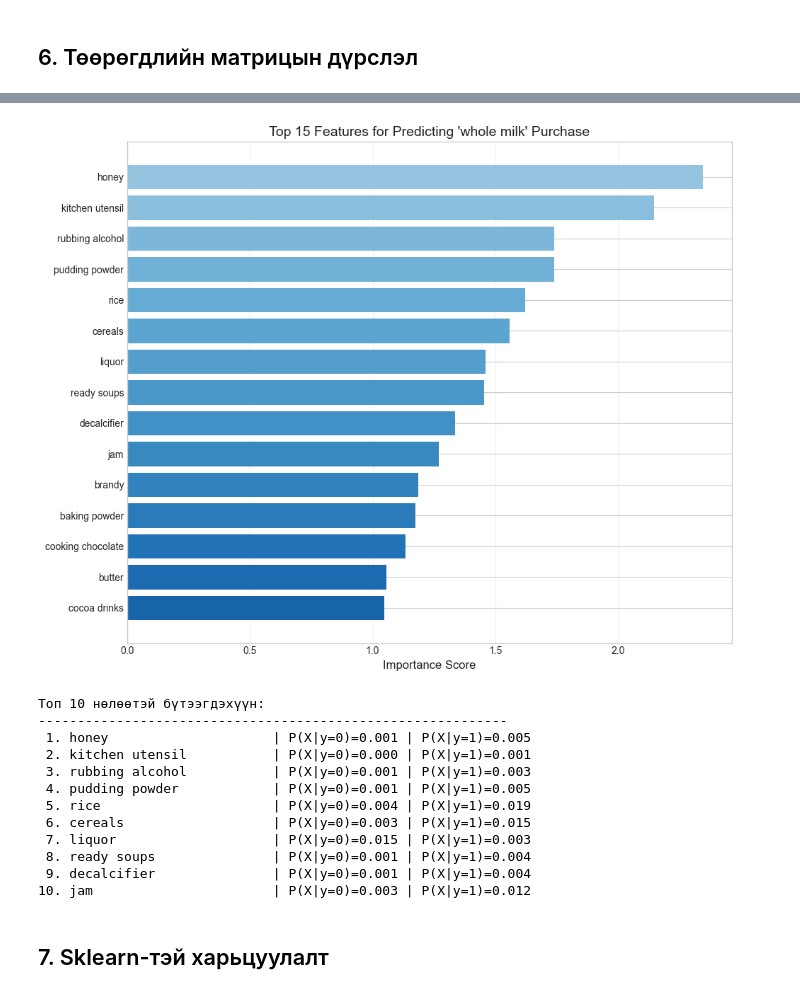
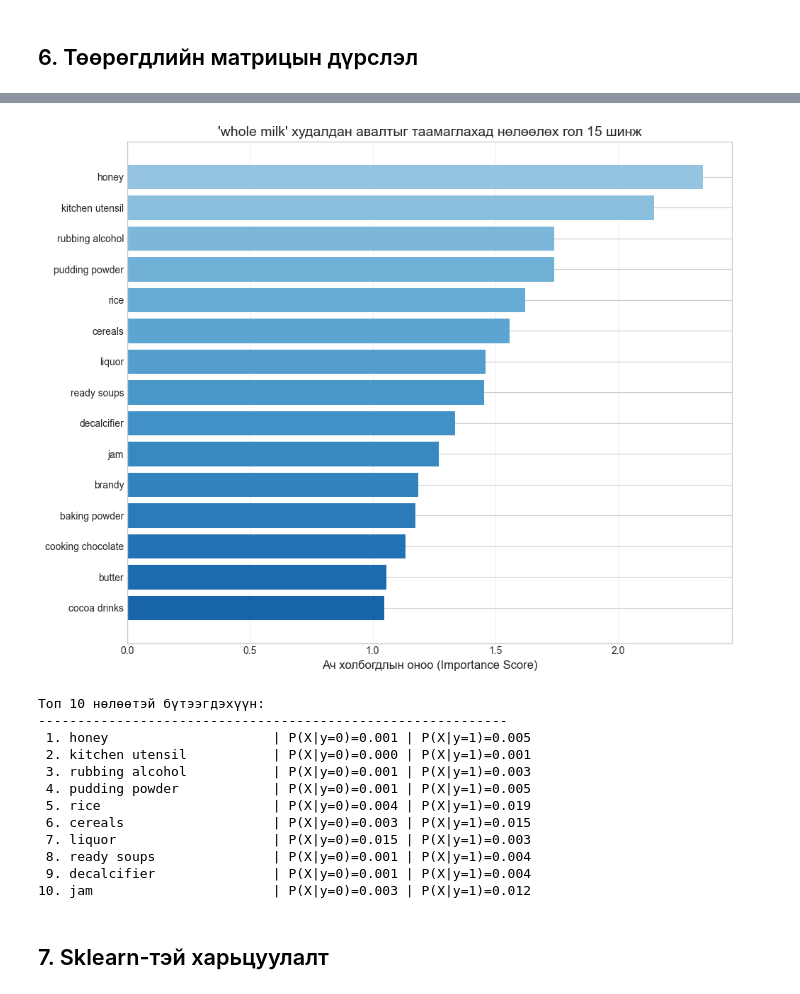
Before and after one commit to B4teShai/Predicting-Customer-Purchase-Behavior, a Jupyter notebook: Bernoulli_Naive_Bayes.ipynb, the cells around one changed output, grey strips where cells are left out. Cells and saved outputs as stored; diff of their text form; code cells hidden in the pictures.

```diff
--- a/Bernoulli_Naive_Bayes.ipynb
+++ b/Bernoulli_Naive_Bayes.ipynb
@@ -738,29 +735,32 @@ plt.show()
 # %%
 # ============================================
 # Шинж чанаруудын ач холбогдол
 # ============================================
 
 feature_importance = model.get_feature_importance(feature_items)
 top_features = feature_importance.head(15)
 
 fig, ax = plt.subplots(figsize=(10, 8))
 colors = plt.cm.Blues(np.linspace(0.4, 0.8, len(top_features)))
+
 bars = ax.barh(range(len(top_features)), top_features['importance'].values, color=colors)
 ax.set_yticks(range(len(top_features)))
 ax.set_yticklabels(top_features['feature'].values)
 ax.invert_yaxis()
-ax.set_xlabel('Importance Score', fontsize=12)
-ax.set_title(f"Top 15 Features for Predicting '{TARGET_ITEM}' Purchase", fontsize=14)
+
+ax.set_xlabel('Ач холбогдлын оноо (Importance Score)', fontsize=12)
+ax.set_title(f"'{TARGET_ITEM}' худалдан авалтыг таамаглахад нөлөөлөх гол 15 шинж", fontsize=14)
 ax.grid(axis='x', alpha=0.3)
+
 plt.tight_layout()
 plt.show()
 
 print("\nТоп 10 нөлөөтэй бүтээгдэхүүн:")
 print("-" * 60)
 for i, (_, row) in enumerate(top_features.head(10).iterrows(), 1):
     print(f"{i:2d}. {row['feature']:25s} | P(X|y=0)={row['prob_class_0']:.3f} | P(X|y=1)={row['prob_class_1']:.3f}")
 # %% [output]
-[figure, old version]
+[figure, new version]
 Топ 10 нөлөөтэй бүтээгдэхүүн:
 ------------------------------------------------------------
  1. honey                     | P(X|y=0)=0.001 | P(X|y=1)=0.005
```
Also changed, not shown: parts of 13 cells of this notebook, 20 other files.
